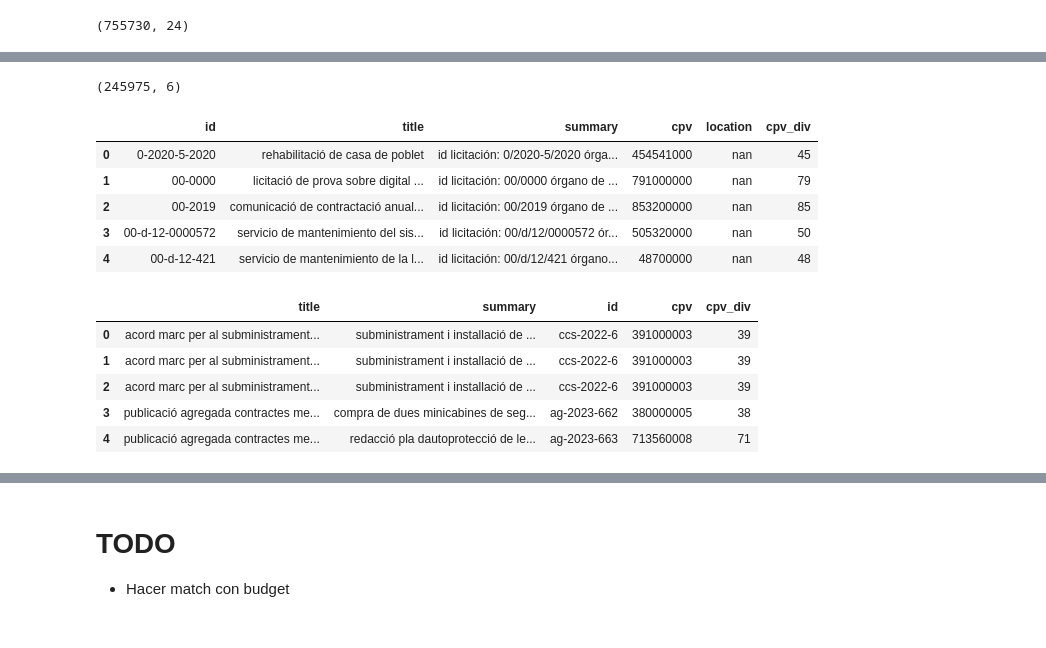
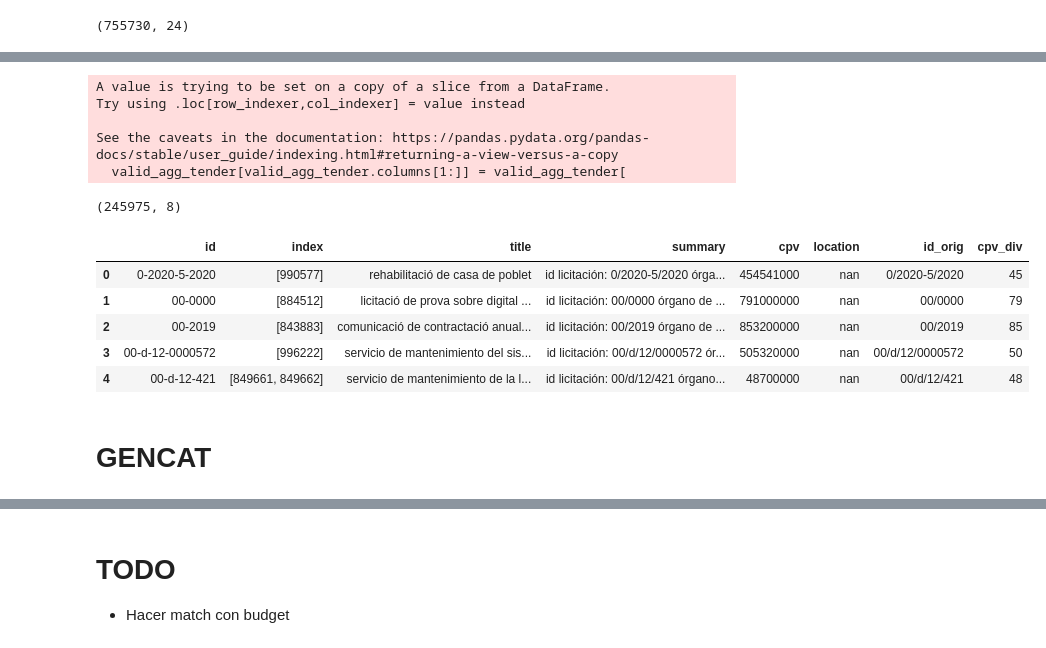
Before and after one commit to nextprocurement/NP-Company-Process, a Jupyter notebook: match_tender.ipynb, the cells around one changed output, grey strips where cells are left out. Cells and saved outputs as stored; diff of their text form; code cells hidden in the pictures.

```diff
--- a/match_tender.ipynb
+++ b/match_tender.ipynb
@@ -165,4 +163,5 @@ rename_columns = {
 # %%
+# Get only relevant data
 tender_filt = (
     df[
         [
@@ -180,6 +179,7 @@ tender_filt = (
     .explode("cpv")
     # .explode("winner")
 )
+tender_filt["id_orig"] = tender_filt["id"]
 tender_filt["id"] = tender_filt["id"].apply(
     lambda x: unidecode.unidecode(regex.sub(r"[^\p{L}\d]+", "-", x))
     if not pd.isna(x)
@@ -198,3 +198,4 @@ tender_filt = (
 tender_filt["cpv_div"] = tender_filt["cpv"].apply(
     lambda x: x[:2] if not pd.isna(x) else np.nan
 )
+tender_filt = tender_filt.reset_index().reset_index()
@@ -201,37 +251,45 @@ tender_filt["cpv_div"] = tender_filt["cpv"].apply(
 # %%
+# Filter using only those from Cat
 agg_tender = (
     tender_filt[
         tender_filt["location"].str.contains(
             "|".join(
                 [
                     "nan",
                     "espana",
                     "cataluna",
                     "catalunya",
                     "barcelona",
                     "tarragona",
                     "girona",
                     "gerona",
                     "lleida",
                     "lerida",
                 ]
             )
         )
     ]
+    .drop("identifier", axis=1)
     .groupby(["id"])
     .agg(list)
 )
 valid_agg_tender = agg_tender[agg_tender["title"].apply(lambda x: len(set(x)) == 1)]
-valid_agg_tender = valid_agg_tender.applymap(
-    lambda x: Counter(x).most_common()[0][0]
-).reset_index()
+valid_agg_tender[valid_agg_tender.columns[1:]] = valid_agg_tender[
+    valid_agg_tender.columns[1:]
+].applymap(lambda x: Counter(x).most_common()[0][0])
+valid_agg_tender = valid_agg_tender.reset_index()
 print(valid_agg_tender.shape)
 display(valid_agg_tender.head())
 # %% [output]
-(245975, 6)
+A value is trying to be set on a copy of a slice from a DataFrame.
+Try using .loc[row_indexer,col_indexer] = value instead
+
+See the caveats in the documentation: https://pandas.pydata.org/pandas-docs/stable/user_guide/indexing.html#returning-a-view-versus-a-copy
+  valid_agg_tender[valid_agg_tender.columns[1:]] = valid_agg_tender[
+(245975, 8)
-|  | id | title | summary | cpv | location | cpv_div |
-| 0 | 0-2020-5-2020 | rehabilitació de casa de poblet | id licitación: 0/2020-5/2020 órga... | 454541000 | nan | 45 |
-| 1 | 00-0000 | licitació de prova sobre digital ... | id licitación: 00/0000 órgano de ... | 791000000 | nan | 79 |
-| 2 | 00-2019 | comunicació de contractació anual... | id licitación: 00/2019 órgano de ... | 853200000 | nan | 85 |
-| 3 | 00-d-12-0000572 | servicio de mantenimiento del sis... | id licitación: 00/d/12/0000572 ór... | 505320000 | nan | 50 |
-| 4 | 00-d-12-421 | servicio de mantenimiento de la l... | id licitación: 00/d/12/421 órgano... | 48700000 | nan | 48 |
+|  | id | index | title | summary | cpv | location | id_orig | cpv_div |
+| 0 | 0-2020-5-2020 | [990577] | rehabilitació de casa de poblet | id licitación: 0/2020-5/2020 órga... | 454541000 | nan | 0/2020-5/2020 | 45 |
+| 1 | 00-0000 | [884512] | licitació de prova sobre digital ... | id licitación: 00/0000 órgano de ... | 791000000 | nan | 00/0000 | 79 |
+| 2 | 00-2019 | [843883] | comunicació de contractació anual... | id licitación: 00/2019 órgano de ... | 853200000 | nan | 00/2019 | 85 |
+| 3 | 00-d-12-0000572 | [996222] | servicio de mantenimiento del sis... | id licitación: 00/d/12/0000572 ór... | 505320000 | nan | 00/d/12/0000572 | 50 |
+| 4 | 00-d-12-421 | [849661, 849662] | servicio de mantenimiento de la l... | id licitación: 00/d/12/421 órgano... | 48700000 | nan | 00/d/12/421 | 48 |
@@ -271,3 +299,5 @@ display(valid_agg_tender.head())
+# %% [markdown]
+# GENCAT
 # %%
 # Clean tenders cat
 tend_cat_filt = (
@@ -298,12 +330,3 @@ tend_cat_filt["cpv_div"] = tend_cat_filt["cpv"].apply(
-# %%
-tend_cat_filt.head()
-# %% [output]
-|  | title | summary | id | cpv | cpv_div |
-| 0 | acord marc per al subministrament... | subministrament i installació de ... | ccs-2022-6 | 391000003 | 39 |
-| 1 | acord marc per al subministrament... | subministrament i installació de ... | ccs-2022-6 | 391000003 | 39 |
-| 2 | acord marc per al subministrament... | subministrament i installació de ... | ccs-2022-6 | 391000003 | 39 |
-| 3 | publicació agregada contractes me... | compra de dues minicabines de seg... | ag-2023-662 | 380000005 | 38 |
-| 4 | publicació agregada contractes me... | redacció pla dautoprotecció de le... | ag-2023-663 | 713560008 | 71 |
 # %%
 # tend_cat_filt[tend_cat_filt["id"]=="ccs-2022-6"]
 # c = []
```
Also changed, not shown: parts of 40 cells of this notebook, 3 other files.
